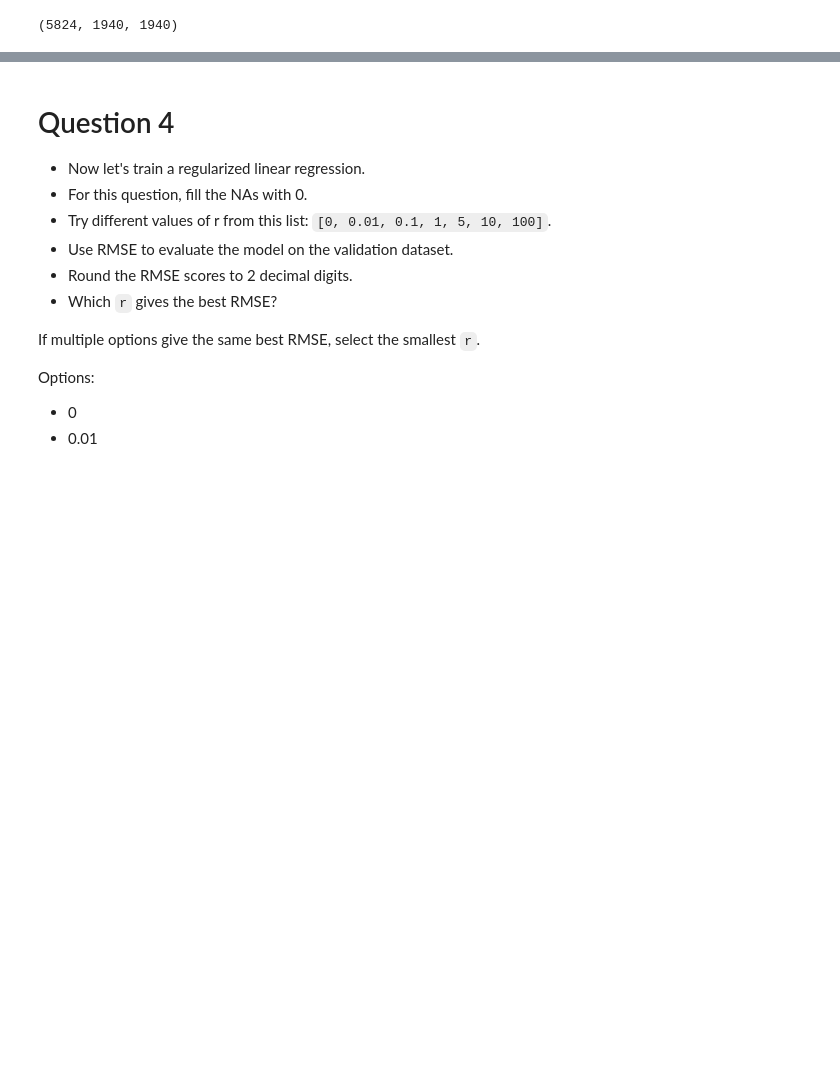
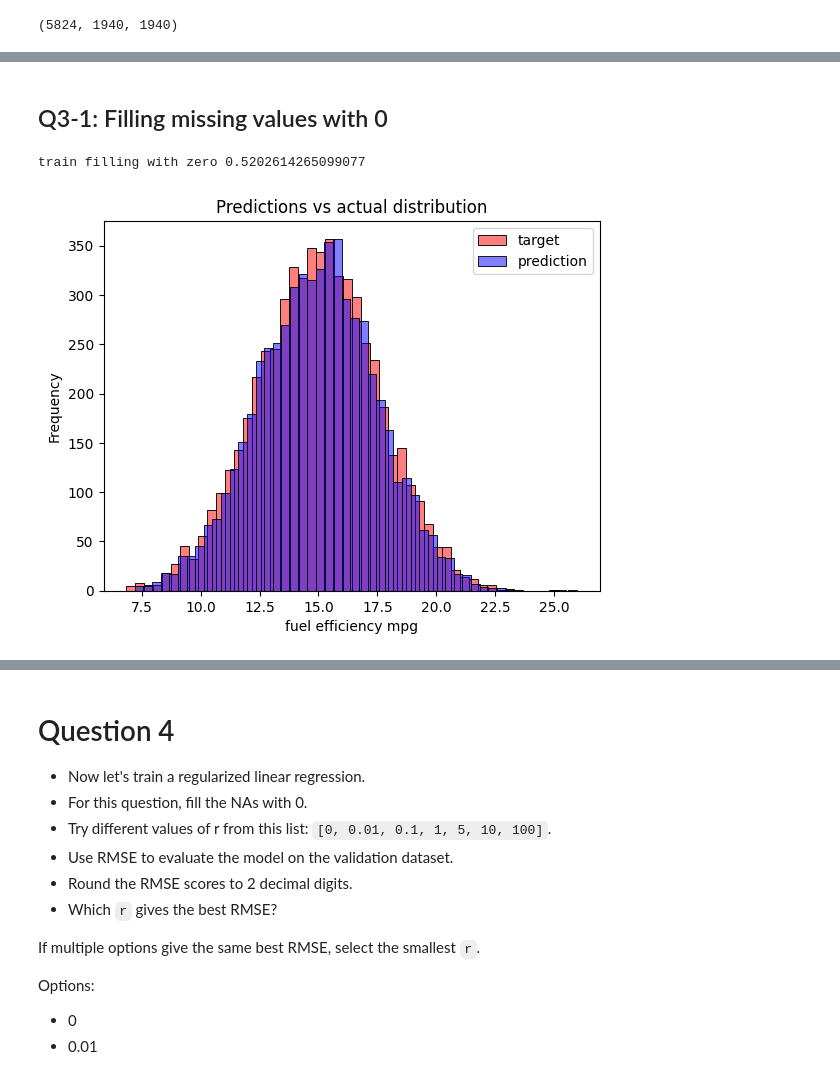
Before and after one commit to jhon-marquez-cardenas/Machine-learning-zoomcamp-2025-Homeworks, a Jupyter notebook: 02-regression/Homework_2_JFMC_2025.ipynb, the cells around one changed output, grey strips where cells are left out. Drawn from its saved outputs; the diff is of its cells as text; code cells hidden in the pictures; blank space fills up the shorter version.

```diff
--- a/02-regression/Homework_2_JFMC_2025.ipynb
+++ b/02-regression/Homework_2_JFMC_2025.ipynb
@@ -173,0 +189,2 @@ Options:
+# %%
+base = ['engine_displacement', 'horsepower', 'vehicle_weight', 'age']
@@ -173,0 +229,21 @@ Options:
+# %%
+# RMSE
+
+def rmse(y,y_pred):
+    error = y_pred -y
+    mse = (error**2).mean()
+    return np.sqrt(mse)
+# %%
+# Plot Prediction vs actual distribution
+
+def plotDistribution(y_train, y_pred):
+    sns.histplot(y_train, label='target', color='red', alpha=0.5, bins=50)
+    sns.histplot(y_pred, label='prediction', color='blue', alpha=0.5, bins=50)
+
+    plt.legend()
+
+    plt.ylabel('Frequency')
+    plt.xlabel('fuel efficiency mpg')
+    plt.title('Predictions vs actual distribution')
+
+    plt.show()
@@ -173,0 +259,15 @@ Options:
+# %% [markdown]
+## Q3-1: Filling missing values with 0
+# %%
+X_train_zero = prepare_X(df_train, base, 'zero')
+y_train = df_train.fuel_efficiency_mpg.values
+
+w_0_zero, w_zero = train_linear_regression(X_train_zero,y_train,r=0)
+y_pred_zero = w_0_zero + X_train_zero.dot(w_zero)
+
+print('train filling with zero', rmse(y_train, y_pred_zero))
+
+plotDistribution(y_train, y_pred_zero)
+# %% [output]
+train filling with zero 0.5202614265099077
+[figure, added]
```
Also changed, not shown: parts of 9 cells of this notebook.
